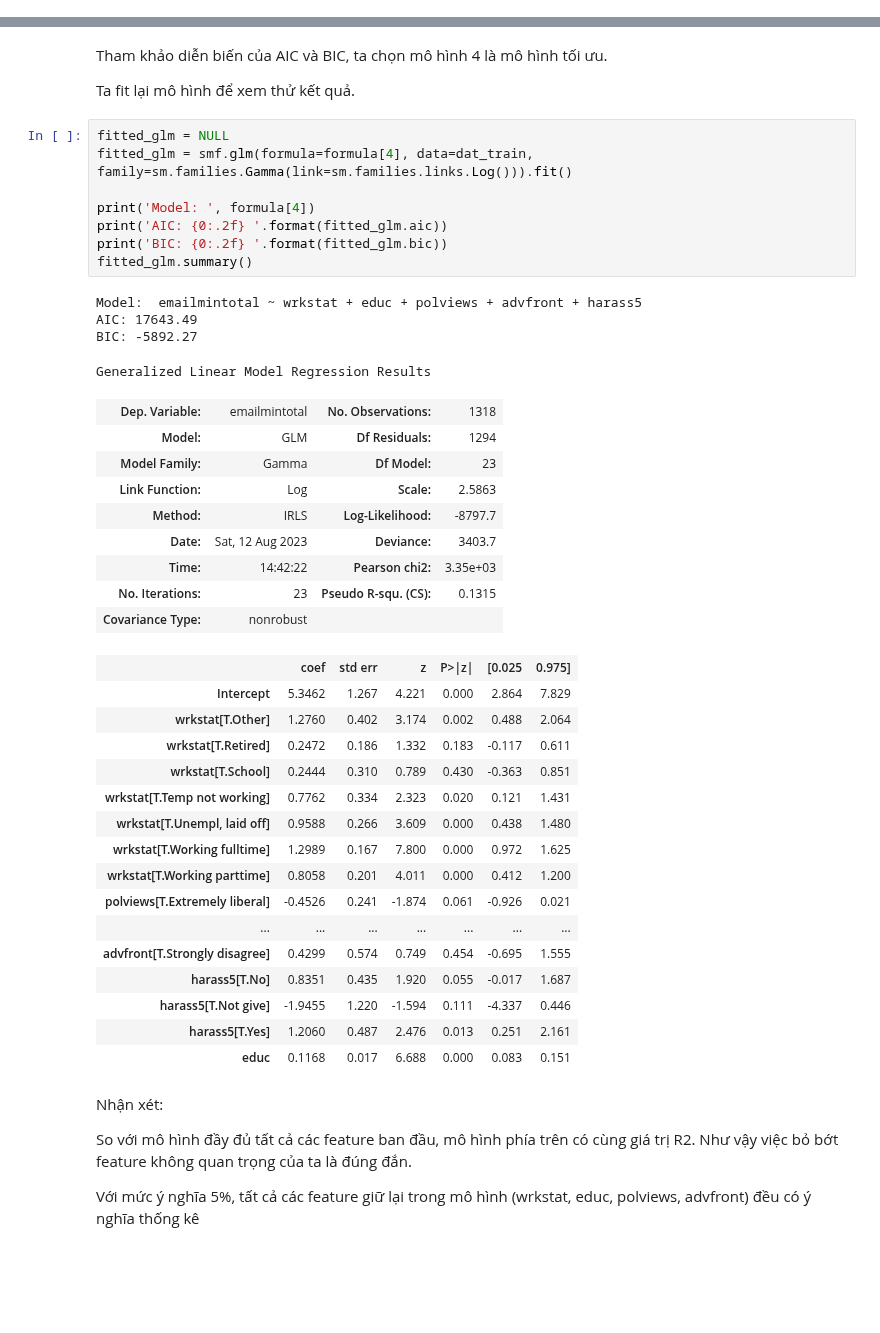
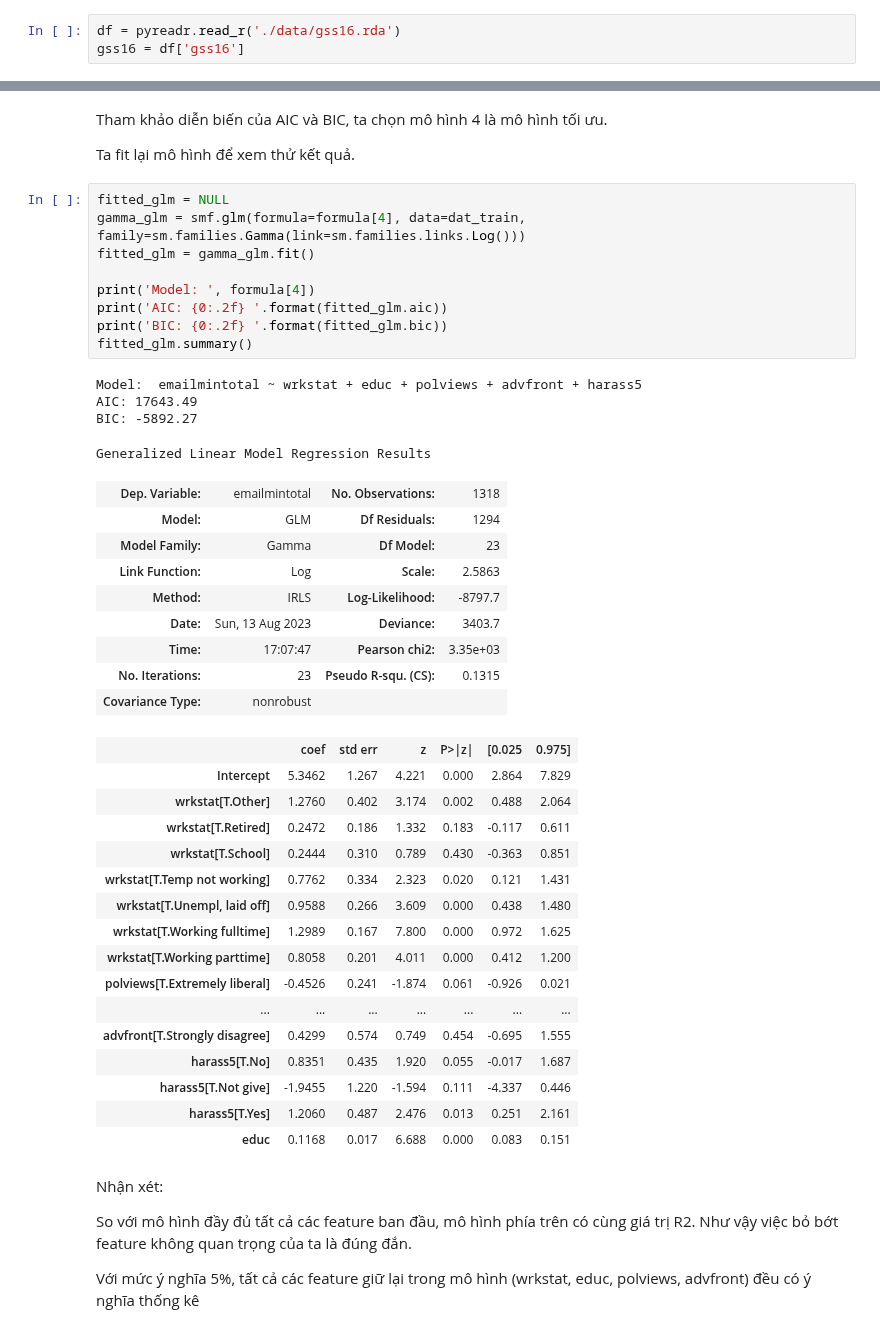
Before and after one commit to batman0911/social-stat-final-term, a Jupyter notebook: GSS16_feature_selection_20230812.ipynb, the cells around one changed output, grey strips where cells are left out. Drawn from its saved outputs; the diff is of its cells as text; blank space fills up the shorter version.

```diff
--- a/GSS16_feature_selection_20230812.ipynb
+++ b/GSS16_feature_selection_20230812.ipynb
@@ -40,3 +25,6 @@ gss16
+# %%
+df = pyreadr.read_r('./data/gss16.rda')
+gss16 = df['gss16']
 # %% [markdown]
 # 1. Tiền xử lý dữ liệu và thống kê mô tả
 # %% [markdown]
@@ -398,24 +376,25 @@ Tham khảo diễn biến của AIC và BIC, ta chọn mô hình 4 là mô hình
 Ta fit lại mô hình để xem thử kết quả.
 # %%
 fitted_glm = NULL
-fitted_glm = smf.glm(formula=formula[4], data=dat_train, family=sm.families.Gamma(link=sm.families.links.Log())).fit()
+gamma_glm = smf.glm(formula=formula[4], data=dat_train, family=sm.families.Gamma(link=sm.families.links.Log()))
+fitted_glm = gamma_glm.fit()
 
 print('Model: ', formula[4])
 print('AIC: {0:.2f} '.format(fitted_glm.aic))
 print('BIC: {0:.2f} '.format(fitted_glm.bic))
 fitted_glm.summary()
 # %% [output]
 Model:  emailmintotal ~ wrkstat + educ + polviews + advfront + harass5
 AIC: 17643.49
 BIC: -5892.27
 Generalized Linear Model Regression Results
 | Dep. Variable: | emailmintotal | No. Observations: | 1318 |
 | Model: | GLM | Df Residuals: | 1294 |
 | Model Family: | Gamma | Df Model: | 23 |
 | Link Function: | Log | Scale: | 2.5863 |
 | Method: | IRLS | Log-Likelihood: | -8797.7 |
-| Date: | Sat, 12 Aug 2023 | Deviance: | 3403.7 |
-| Time: | 14:42:22 | Pearson chi2: | 3.35e+03 |
+| Date: | Sun, 13 Aug 2023 | Deviance: | 3403.7 |
+| Time: | 17:07:47 | Pearson chi2: | 3.35e+03 |
 | No. Iterations: | 23 | Pseudo R-squ. (CS): | 0.1315 |
 | Covariance Type: | nonrobust |  |  |
 |  | coef | std err | z | P>|z| | [0.025 | 0.975] |
```
Also changed, not shown: parts of 19 cells of this notebook.
